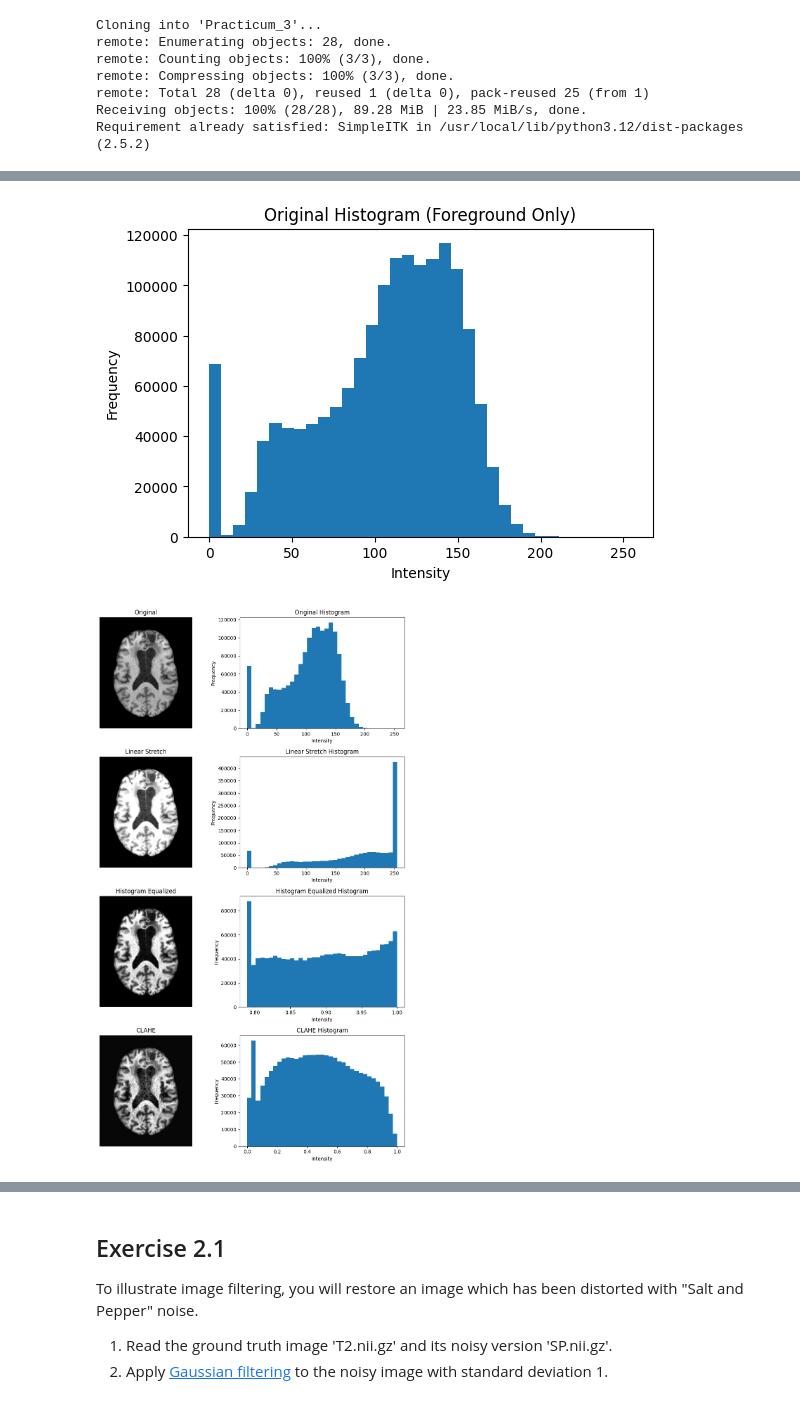
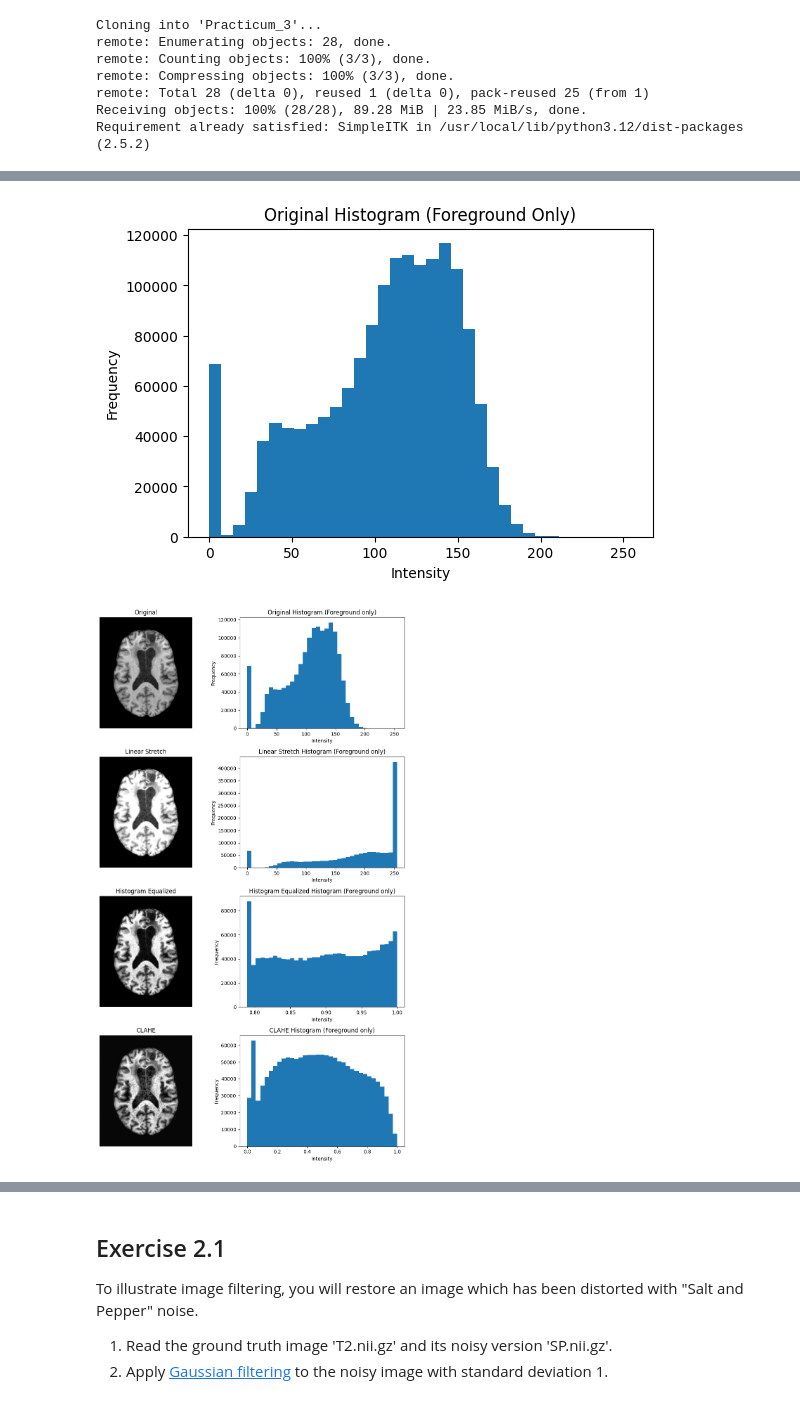
Before and after one commit to noco04-ugent/Practicum_3, a Jupyter notebook: ImageProcessing_I.ipynb, the cells around one changed output, grey strips where cells are left out. Cells and saved outputs as stored; diff of their text form; code cells hidden in the pictures.

```diff
--- a/ImageProcessing_I.ipynb
+++ b/ImageProcessing_I.ipynb
@@ -138,7 +138,7 @@ Requirement already satisfied: SimpleITK in /usr/local/lib/python3.12/dist-packa
 
 # --- 1. Load and convert images ---
 
-# Paths to the images (adjust if needed)
+# Paths to the images
 path_T1 = "/content/Practicum_3/Images/T1.nii.gz"
 path_mask = "/content/Practicum_3/Images/Mask.nii.gz"
 
@@ -216,36 +216,36 @@ def masked_histogram(array, mask, bins=35):
     return arr_flat[mask_flat]
 
 h_orig = masked_histogram(arr_T1, arr_mask)
 h_linear = masked_histogram(arr_linear, arr_mask)
 h_equal = masked_histogram(arr_equalized, arr_mask)
 h_clahe = masked_histogram(arr_clahe, arr_mask)
 
 # --- 8. Visualization: 4x2 Subplots ---
 fig, axes = plt.subplots(4, 2, figsize=(10, 16))
 
-titles = ["Original (Foreground only)", "Linear Stretch (Foreground only)", "Histogram Equalized (Foreground only)", "CLAHE (Foreground only)"]
+titles = ["Original", "Linear Stretch", "Histogram Equalized", "CLAHE"]
 images = [arr_T1, arr_linear, arr_equalized, arr_clahe]
 histograms = [h_orig, h_linear, h_equal, h_clahe]
 
 for i in range(4):
     # Show image slice
     axes[i, 0].imshow(images[i][slice_idx, :, :], cmap='gray')
     axes[i, 0].set_title(titles[i])
     axes[i, 0].axis('off')
 
     # Show histogram
     axes[i, 1].hist(histograms[i], bins=35)
-    axes[i, 1].set_title(f"{titles[i]} Histogram")
+    axes[i, 1].set_title(f"{titles[i]} Histogram (Foreground only)")
     axes[i, 1].set_xlabel("Intensity")
     axes[i, 1].set_ylabel("Frequency")
 
 plt.tight_layout()
 plt.show()
 # %% [output]
 [figure]
 [figure]
 [figure]
-[figure, old version]
+[figure, new version]
 # %% [markdown]
 # 2. Image Denoising
 
```
Also changed, not shown: parts of 4 cells of this notebook.
